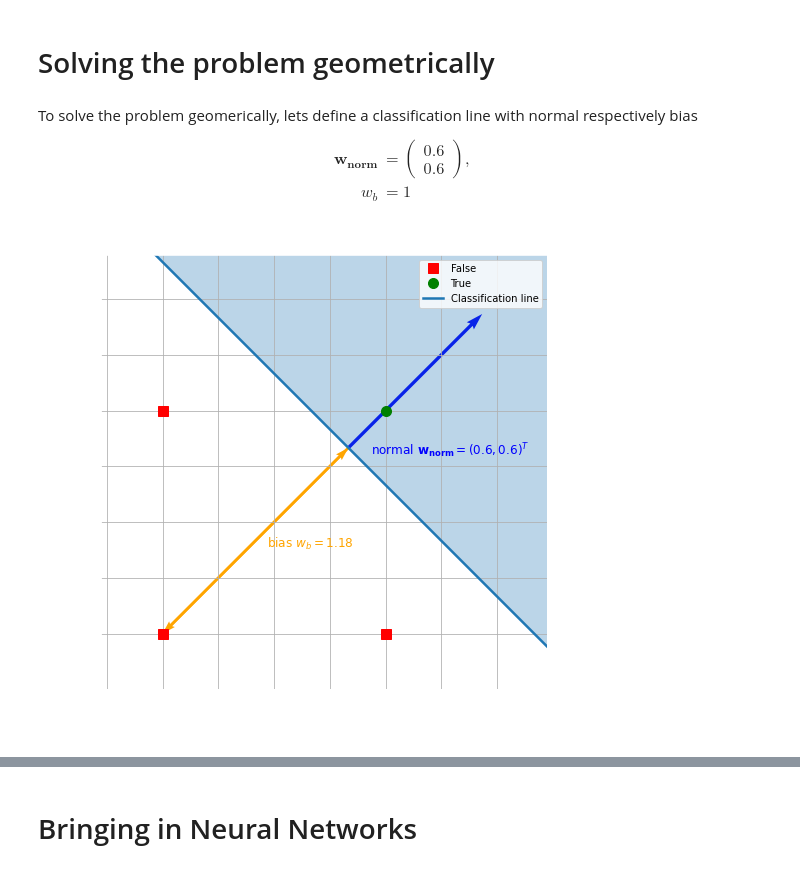
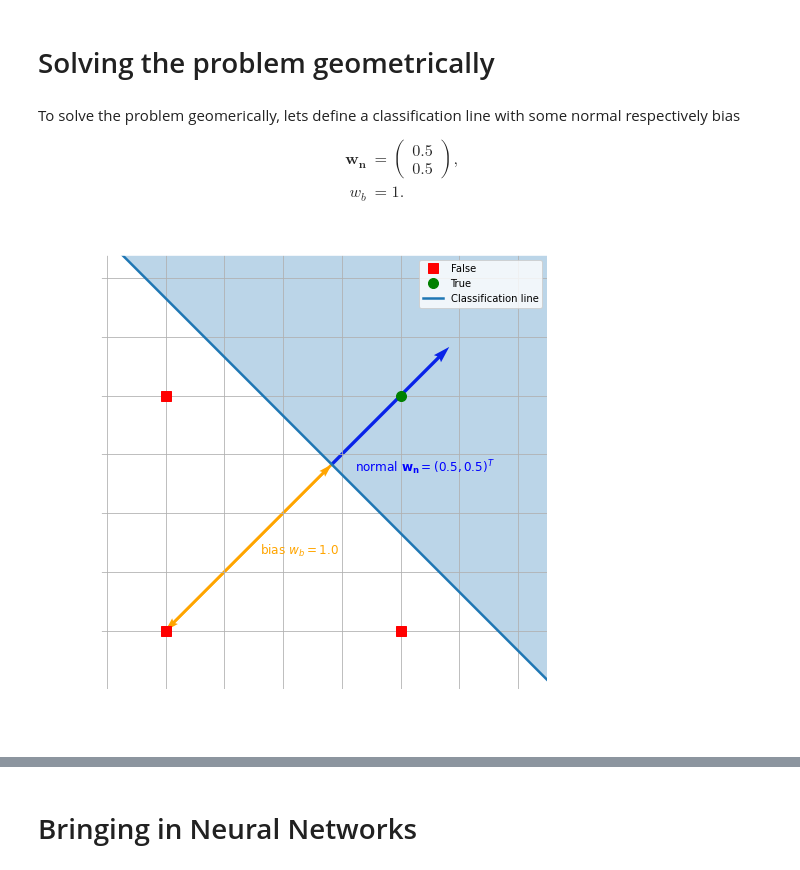
Before and after one commit to johndah/Intro-to-Machine-Learning, a Jupyter notebook: neural_networks_intro.ipynb, the cells around one changed output, grey strips where cells are left out. Cells and saved outputs as stored; diff of their text form; code cells hidden in the pictures.

```diff
--- a/neural_networks_intro.ipynb
+++ b/neural_networks_intro.ipynb
@@ -136,56 +136,61 @@ where $\mathbf{x_i}$ is an input sample and $z_i$ is the corresponding output ta
 # %% [markdown]
 # Solving the problem geometrically
 # %%
+
 fig = plt.figure(figsize=(8, 8))
 ax = fig.gca()
+
 
 def plot_classification(weights):
 
     normal = np.atleast_2d(weights[:2]).T
-    bias = -weights[-1]/np.linalg.norm(normal)
+    #bias = -weights[-1]/np.linalg.norm(normal)
+    bias = weights[-1]
     legends = plot_problem()
 
     bias_vec = bias * normal / np.linalg.norm(normal)
     plt.quiver(bias_vec[0], bias_vec[1], normal[0], normal[1], color='b', angles='xy', scale_units='xy', scale=1)
-    plt.text(bias_vec[0]+.1, bias_vec[1]-.03, r"normal $\mathbf{w_{norm}} = (%s, %s)^T$"%(np.round(normal[0][0], 2), np.round(normal[1][0], 2)), color='b', fontsize=12)
+    plt.text(bias_vec[0]+.1, bias_vec[1]-.03, r"normal $\mathbf{w_{n}} = (%s, %s)^T$"%(np.round(normal[0][0], 2), np.round(normal[1][0], 2)), color='b', fontsize=12)
 
     plt.quiver(0, 0, bias_vec[0], bias_vec[1], color='orange', angles='xy', scale_units='xy', scale=1, width=.006)
     plt.quiver(bias_vec[0], bias_vec[1], -bias_vec[0], -bias_vec[1], angles='xy', scale_units='xy', scale=1, color='orange', width=.006)
     plt.text(bias_vec[0]/2+.05, bias_vec[1]/2-.03, r"bias $w_b = %s$"%(np.round(bias, 2)), color='orange', fontsize=12)
 
     # Parameterization
     x_lim = 2*(normal[0]/normal[1] + bias)
     t = np.arange(-x_lim, x_lim, 1)
     line_direction = np.array([normal[1], -normal[0]])
     classification_line = line_direction * t + bias_vec
     classification_plot = plt.plot(classification_line[0], classification_line[1], linewidth=2.5)
     plt.fill_between(classification_line[0], classification_line[1], np.max(classification_line[1]), alpha=.3,)
 
     legends.append((classification_plot[0], 'Classification line'))
     plt.legend(*zip(*legends))
-    plt.axis([-.25, 1.7, -.25, 1.7])
+    plt.axis([-.25, 1.6, -.25, 1.6])
 
-bias = 1.
-normal = np.atleast_2d([.6, .6]).T
-weights = np.append(normal, -bias)
+w_b = 1.
+normal = np.atleast_2d([.5, .5]).T
+
+# w_3 = -bias*np.linalg.norm(normal)
+weights = np.append(normal, w_b)
+
 
 plot_classification(weights)
 
 Latex('''
-
-To solve the problem geomerically, lets define a classification line with normal respectively bias
+To solve the problem geomerically, lets define a classification line with some normal respectively bias
 \\begin{align*}
-\\mathbf{w_{norm}} &= \\begin{pmatrix} 0.6 \\\ 0.6\\end{pmatrix},\\\
-w_b &= 1
+\\mathbf{w_{n}} &= \\begin{pmatrix} %s \\\ %s \\end{pmatrix},\\\
+w_b &= %d.
 \\end{align*}
-''')
+'''%(normal[0][0], normal[1][0], w_b))
 # %% [output]
-To solve the problem geomerically, lets define a classification line with normal respectively bias
+To solve the problem geomerically, lets define a classification line with some normal respectively bias
 \begin{align*}
-\mathbf{w_{norm}} &= \begin{pmatrix} 0.6 \\ 0.6\end{pmatrix},\\
-w_b &= 1
+\mathbf{w_{n}} &= \begin{pmatrix} 0.5 \\ 0.5 \end{pmatrix},\\
+w_b &= 1.
 \end{align*}
-[figure, old version]
+[figure, new version]
 # %%
 %%javascript
 MathJax.Hub.Config({
```
Also changed, not shown: parts of 12 cells of this notebook.
